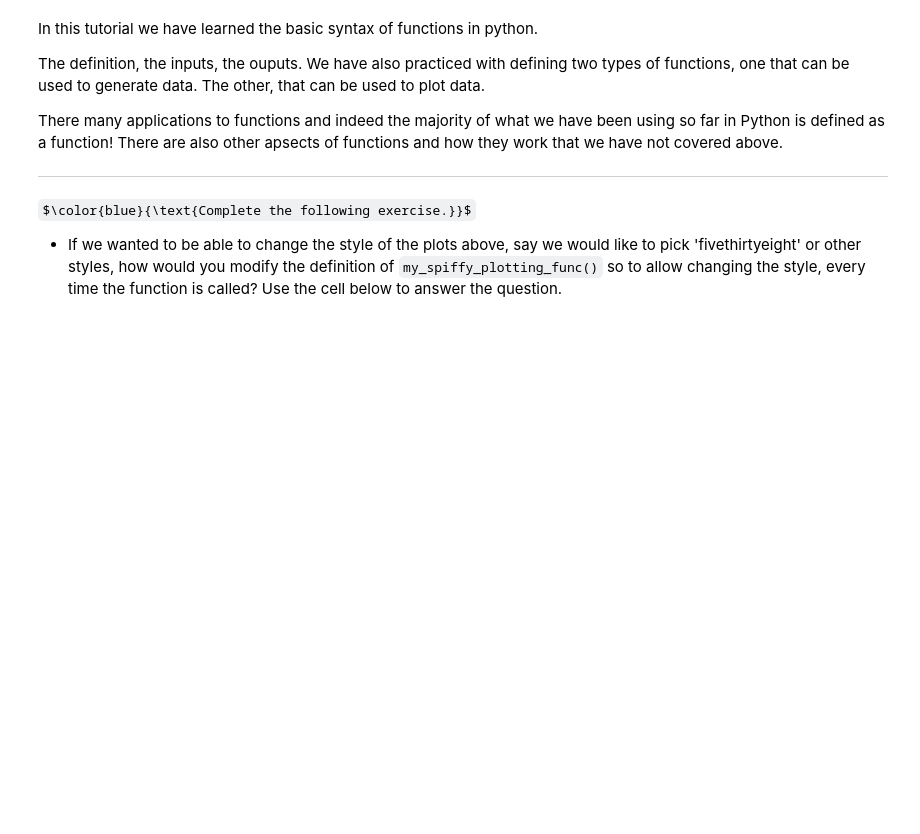
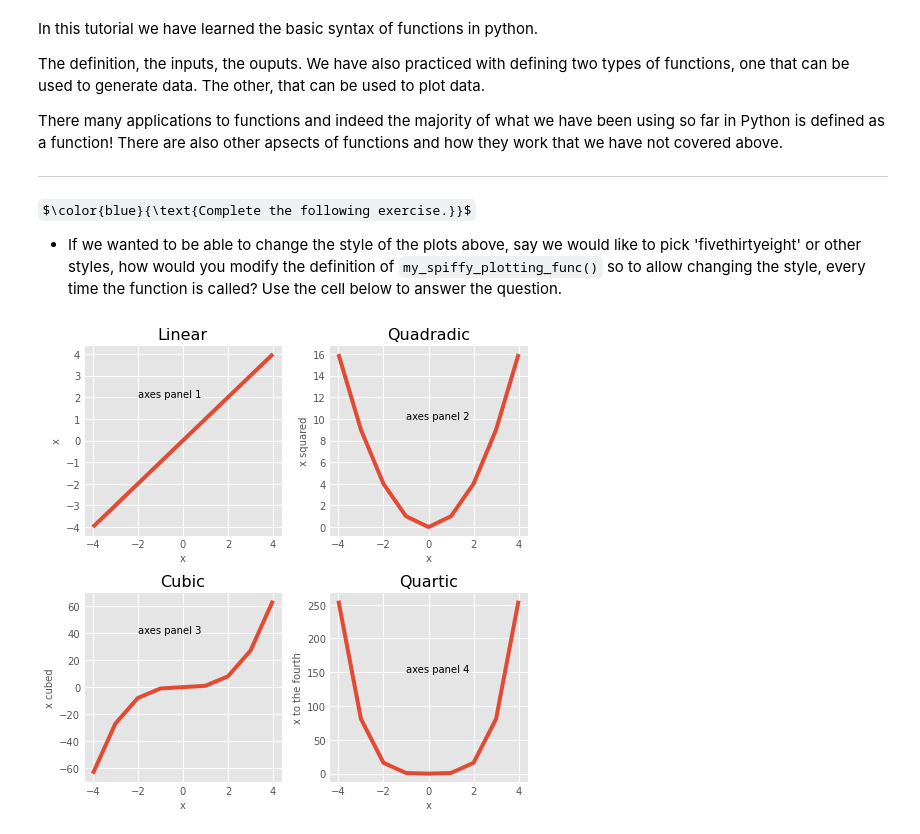
Before and after one commit to sanyakotian/PythonTutorials, a Jupyter notebook: tutorial014-Numpy-CreatingPythongFunctions.ipynb, the cells around one changed output. Cells and saved outputs as stored; diff of their text form; code cells hidden in the pictures; some formulas as TeX source; blank space fills up the shorter version.

```diff
--- a/tutorial014-Numpy-CreatingPythongFunctions.ipynb
+++ b/tutorial014-Numpy-CreatingPythongFunctions.ipynb
@@ -524,3 +554,7 @@ There many applications to functions and indeed the majority of what we have bee
 $\color{blue}{\text{Complete the following exercise.}}$
 
  - If we wanted to be able to change the style of the plots above, say we would like to pick 'fivethirtyeight' or other styles, how would you modify the definition of `my_spiffy_plotting_func()` so to allow changing the style, every time the function is called? Use the cell below to answer the question.
+# %%
+my_spiffy_plotting_func(my_x, y_lin, y_quad, y_cube, y_quart, plt.style.use('fivethirtyeight') )
+# %% [output]
+[figure, added]
```
Also changed, not shown: parts of 24 cells of this notebook, 1 other file.
